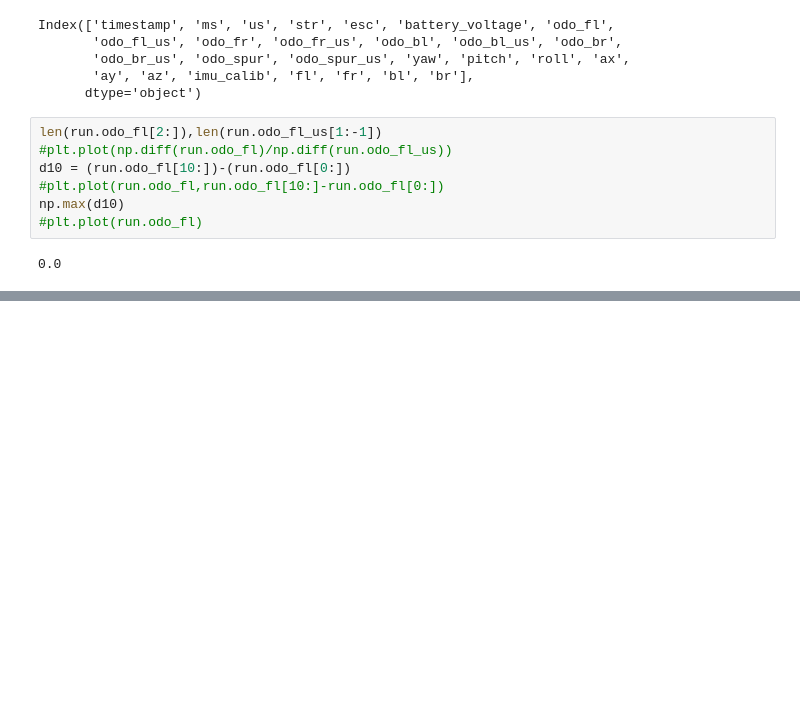
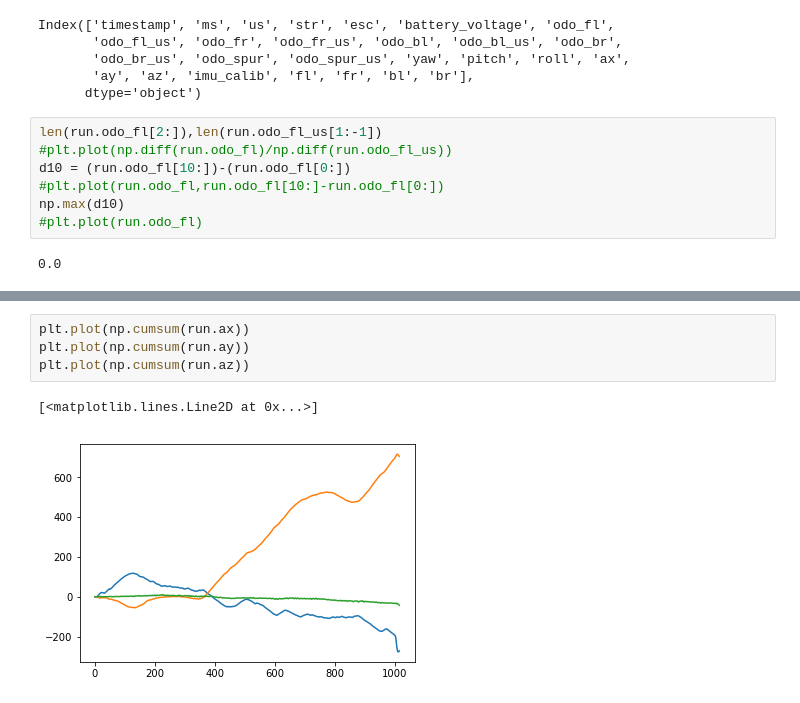
Before and after one commit to berickson/car, a Jupyter notebook: notebooks/Odometry.ipynb, the cells around one changed output, grey strips where cells are left out. Drawn from its saved outputs; the diff is of its cells as text; blank space fills up the shorter version.

```diff
--- a/notebooks/Odometry.ipynb
+++ b/notebooks/Odometry.ipynb
@@ -182,0 +228,7 @@ plt.plot(np.diff(run.odo_fl,n=1)/np.diff(run.odo_fl_us,n=1))
+# %%
+plt.plot(np.cumsum(run.ax))
+plt.plot(np.cumsum(run.ay))
+plt.plot(np.cumsum(run.az))
+# %% [output]
+[<matplotlib.lines.Line2D at 0x...>]
+[figure, added]
```
Also changed, not shown: parts of 13 cells of this notebook.
